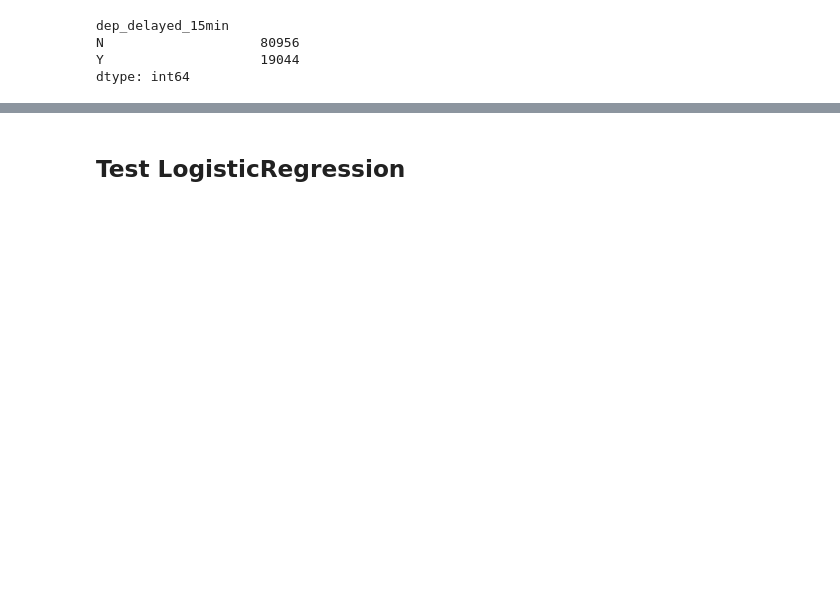
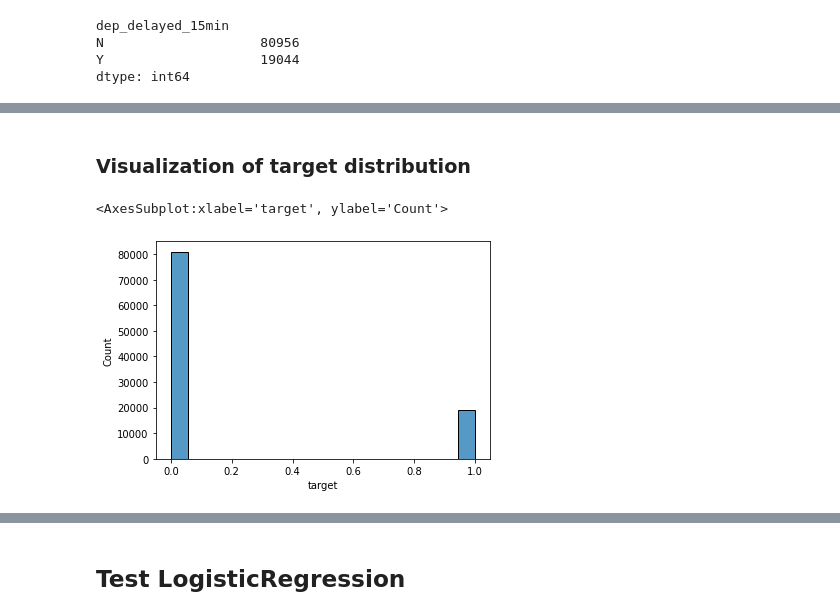
Before and after one commit to pykoe/kaggle, a Jupyter notebook: flight-delay-prediction.ipynb, the cells around one changed output, grey strips where cells are left out. Cells and saved outputs as stored; diff of their text form; code cells hidden in the pictures; blank space fills up the shorter version.

Commit message:
Kaggle Notebook | Flight Delay Prediction | Full version

```diff
--- a/flight-delay-prediction.ipynb
+++ b/flight-delay-prediction.ipynb
@@ -90,0 +144,5 @@ Name: Origin, Length: 100000, dtype: object
+# %%
+route_le = preprocessing.LabelEncoder()
+route_le.fit(pd.concat([df_train['route'], df_test['route']]))
+df_train['route-c'] = route_le.transform(df_train['route'])
+df_test['route-c'] = route_le.transform(df_test['route'])
@@ -91,11 +151,11 @@ Name: Origin, Length: 100000, dtype: object
 # %%
 categ = ['Origin','Dest']
+categf_target = ['Origin_C','Dest_C']
 # Encode Categorical Columns
 airport_le = preprocessing.LabelEncoder()
 airport_le.fit(df_train['Origin'])
 airport_le.fit(df_train['Dest'])
 airport_le.fit(df_test['Origin'])
 airport_le.fit(df_test['Dest'])
-df_train[categ] = df_train[categ].apply(airport_le.fit_transform)
-df_test[categ] = df_test[categ].apply(airport_le.fit_transform)
-print( airport_le.classes_ )
+df_train[categf_target] = df_train[categ].apply(airport_le.fit_transform)
+df_test[categf_target] = df_test[categ].apply(airport_le.fit_transform)
@@ -120,10 +161,0 @@ print( airport_le.classes_ )
-# %%
-'''
-categ = ['Origin','Dest']
-# Encode Categorical Columns
-airport_le = preprocessing.LabelEncoder()
-#airports = pd.concat([df_train['Origin'], df_test['Origin'], df_train['Dest'], df_test['Dest']]))
-#airport_le.fit(airports)
-df_train[categ] = df_train[categ].apply(airport_le.fit_transform)
-print( aiport_le.classes_ )
-'''
@@ -131,0 +164,4 @@ print( aiport_le.classes_ )
+# %%
+dep_delayed_le = preprocessing.LabelEncoder()
+dep_delayed_le.fit(df_train['dep_delayed_15min'])
+df_train['target'] = dep_delayed_le.transform(df_train['dep_delayed_15min'])
@@ -192,0 +192,8 @@ Y = df_train['dep_delayed_15min']
+# %% [markdown]
+### Visualization of target distribution
+# %%
+sns.histplot(df_train['target'])
+#df_train['dep_delayed_15min-c'].hist()
+# %% [output]
+<AxesSubplot:xlabel='target', ylabel='Count'>
+[figure, added]
```
Also changed, not shown: parts of 76 cells of this notebook.
